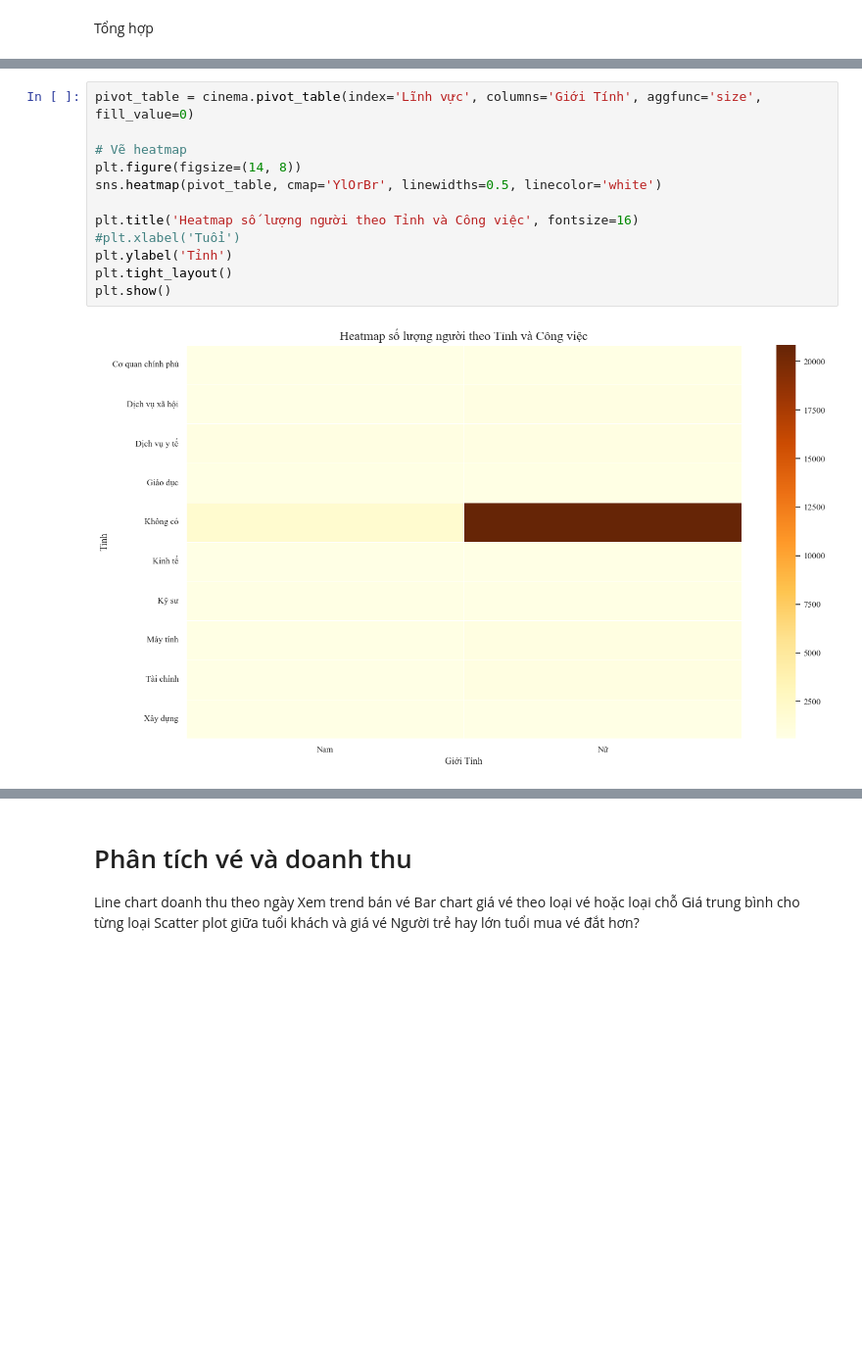
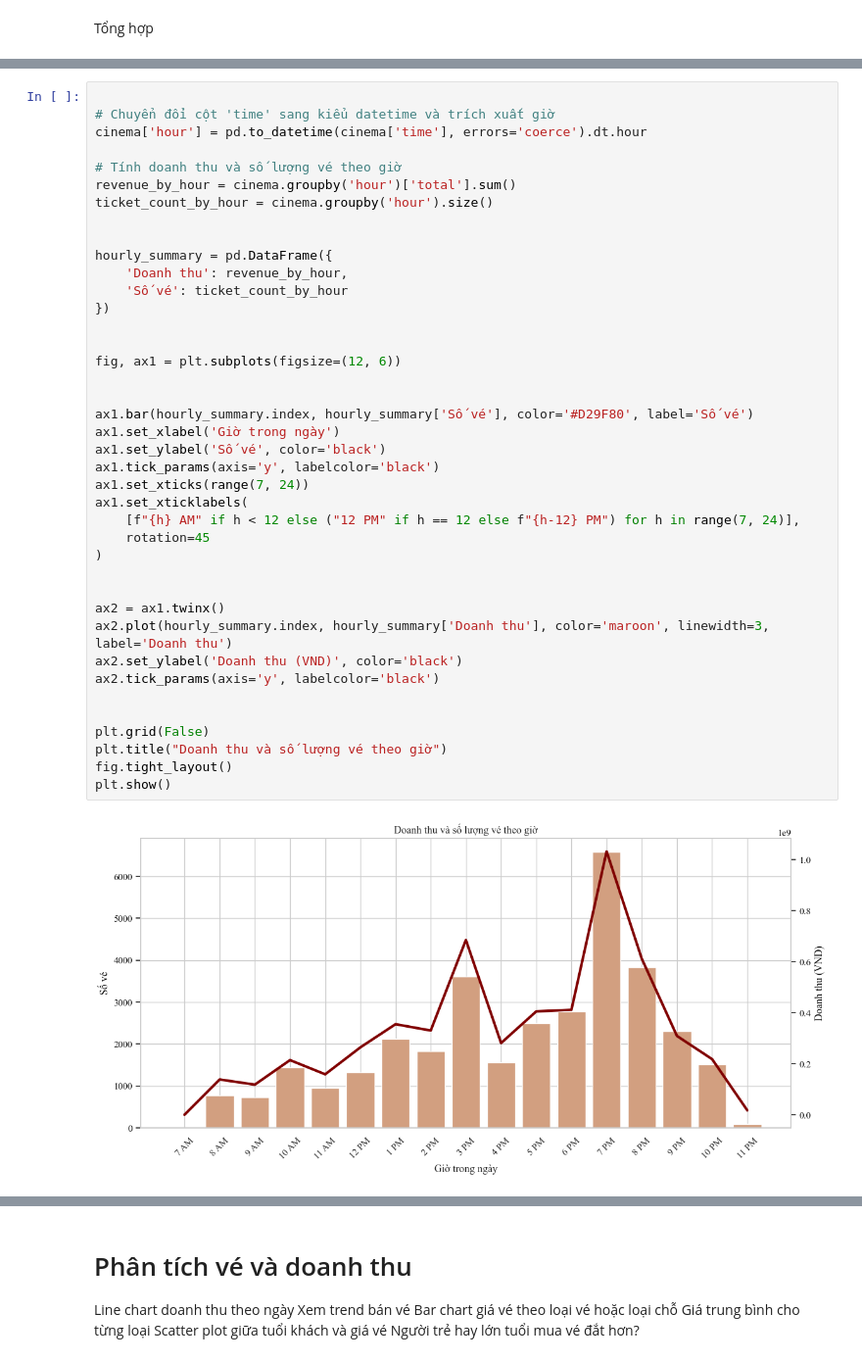
Before and after one commit to Thao1274/Nhom_5_Mid_term_1, a Jupyter notebook: code.subplot.ipynb, the cells around one changed output, grey strips where cells are left out. Shown: that part at 98% size. Saved outputs shown, nothing was run; the diff lists cells and outputs as text; blank space fills up the shorter version.

```diff
--- a/code.subplot.ipynb
+++ b/code.subplot.ipynb
@@ -220,14 +126,42 @@ plt.show()
-# %%
-pivot_table = cinema.pivot_table(index='Lĩnh vực', columns='Giới Tính', aggfunc='size', fill_value=0)
-
-# Vẽ heatmap
-plt.figure(figsize=(14, 8))
-sns.heatmap(pivot_table, cmap='YlOrBr', linewidths=0.5, linecolor='white')
-
-plt.title('Heatmap số lượng người theo Tỉnh và Công việc', fontsize=16)
-#plt.xlabel('Tuổi')
-plt.ylabel('Tỉnh')
-plt.tight_layout()
-plt.show()
-# %% [output]
-[figure, removed]
+# %%
+
+# Chuyển đổi cột 'time' sang kiểu datetime và trích xuất giờ
+cinema['hour'] = pd.to_datetime(cinema['time'], errors='coerce').dt.hour
+
+# Tính doanh thu và số lượng vé theo giờ
+revenue_by_hour = cinema.groupby('hour')['total'].sum()
+ticket_count_by_hour = cinema.groupby('hour').size()
+
+
+hourly_summary = pd.DataFrame({
+    'Doanh thu': revenue_by_hour,
+    'Số vé': ticket_count_by_hour
+})
+
+
+fig, ax1 = plt.subplots(figsize=(12, 6))
+
+
+ax1.bar(hourly_summary.index, hourly_summary['Số vé'], color='#D29F80', label='Số vé')
+ax1.set_xlabel('Giờ trong ngày')
+ax1.set_ylabel('Số vé', color='black')
+ax1.tick_params(axis='y', labelcolor='black')
+ax1.set_xticks(range(7, 24))
+ax1.set_xticklabels(
+    [f"{h} AM" if h < 12 else ("12 PM" if h == 12 else f"{h-12} PM") for h in range(7, 24)],
+    rotation=45
+)
+
+
+ax2 = ax1.twinx()
+ax2.plot(hourly_summary.index, hourly_summary['Doanh thu'], color='maroon', linewidth=3, label='Doanh thu')
+ax2.set_ylabel('Doanh thu (VND)', color='black')
+ax2.tick_params(axis='y', labelcolor='black')
+
+
+plt.grid(False)
+plt.title("Doanh thu và số lượng vé theo giờ")
+fig.tight_layout()
+plt.show()
+# %% [output]
+[figure, added]
```
Also changed, not shown: parts of 20 cells of this notebook, 1 other file.
